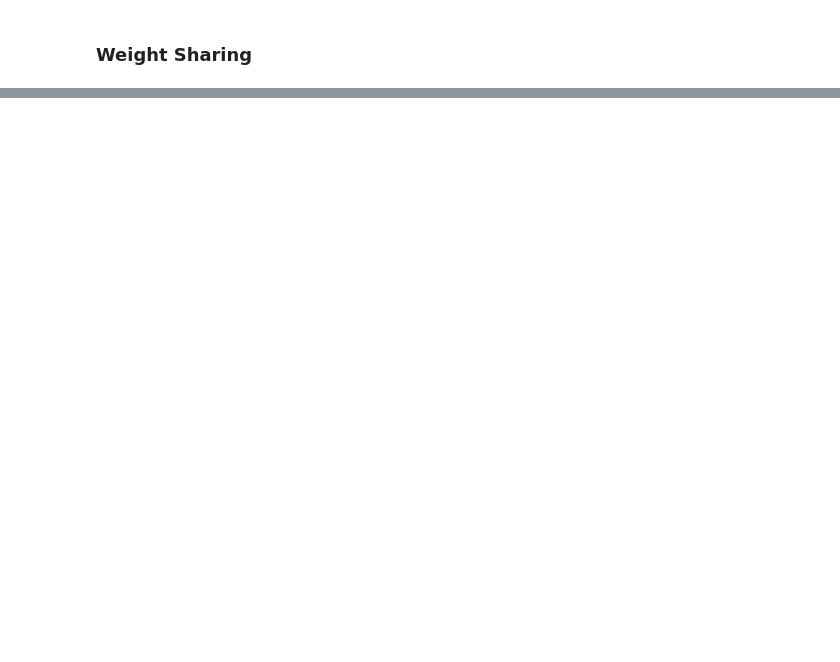
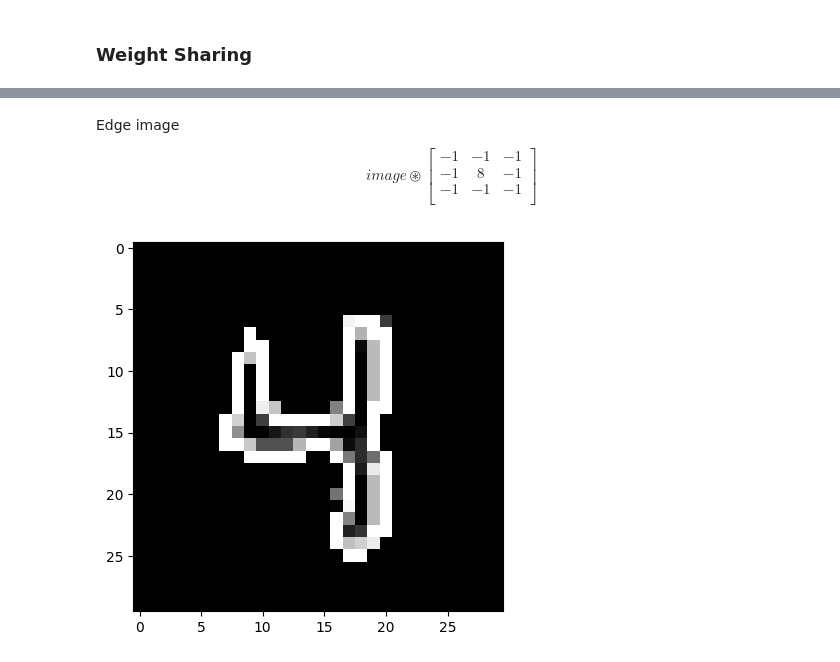
Before and after one commit to adityapribadi3/Privacy-Machine-Learning, a Jupyter notebook: MEAP/MEAP_3.ipynb, the cells around one changed output, grey strips where cells are left out. Saved outputs shown, nothing was run; the diff lists cells and outputs as text; code cells hidden in the pictures; blank space fills up the shorter version.

```diff
--- a/MEAP/MEAP_3.ipynb
+++ b/MEAP/MEAP_3.ipynb
@@ -220,0 +249,6 @@ This specific example would be called “zero padding by one”, because we adde
+# %%
+from scipy.signal import convolve
+
+img_indx =58
+img = mnist_data_train[img_indx][0][0,:]
+plt.imshow(img, vmin=0, vmax=1, cmap='gray')
@@ -220,0 +277,21 @@ This specific example would be called “zero padding by one”, because we adde
+# %% [markdown]
+Edge image
+
+$$ image \circledast
+\left[\begin{array}{cc}
+-1 & -1 & -1 \\
+-1 & 8 & -1 \\
+-1 & -1 & -1 \\
+\end{array}\right]
+$$
+# %%
+#We can find edges by focusing on the difference between a pixel, and its neighbors
+edge_filter = np.asarray([[-1,-1,-1],
+[-1,8,-1],
+[-1,-1,-1]
+])
+edge_img = convolve(img, edge_filter)
+plt.imshow(edge_img, vmin=0, vmax=1, cmap='gray')
+plt.show()
+# %% [output]
+[figure, added]
```
Also changed, not shown: parts of 39 cells of this notebook.
